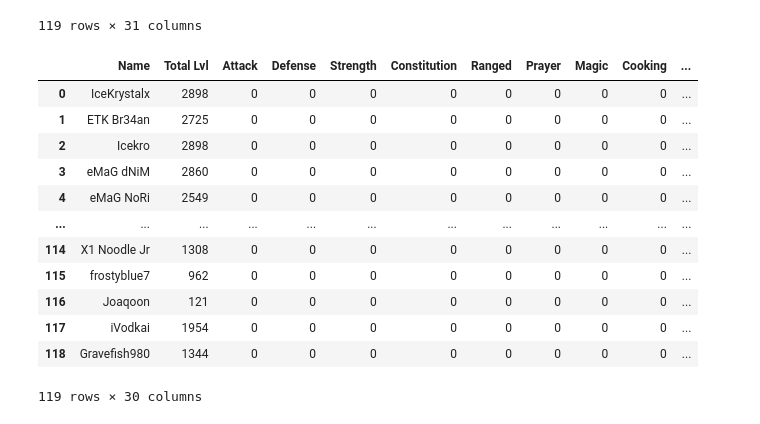
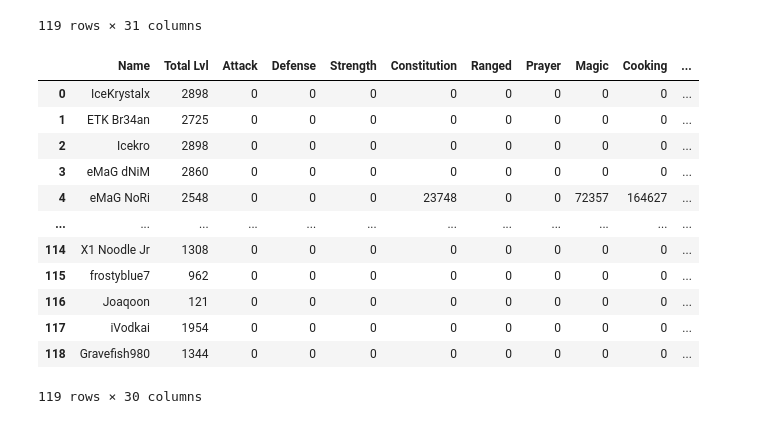
Before and after one commit to jechea14/Automated-RS-Clan-DXP-Competition, a Jupyter notebook: alternative/calc_results.ipynb, the cells around one changed output. Saved outputs shown, nothing was run; the diff lists cells and outputs as text; code cells hidden in the pictures.

```diff
--- a/alternative/calc_results.ipynb
+++ b/alternative/calc_results.ipynb
@@ -25,18 +26,18 @@ file1_df
 119 rows × 31 columns
 # %%
 df3 = file2_df[file2_df.columns[3:]] - file1_df[file1_df.columns[3:]]
-df3['Name'] = file2_df['Name']
-df3['Total Lvl'] = file2_df['Total Lvl']
+df3['Name'] = file1_df['Name']
+df3['Total Lvl'] = file1_df['Total Lvl']
 cols = list(df3.columns.values)
 df3 = df3[[cols[-2]] + [cols[-1]] + cols[0:28]]
 df3
 # %% [output]
 |  | Name | Total Lvl | Attack | Defense | Strength | Constitution | Ranged | Prayer | Magic | Cooking | ... |
 | 0 | IceKrystalx | 2898 | 0 | 0 | 0 | 0 | 0 | 0 | 0 | 0 | ... |
 | 1 | ETK Br34an | 2725 | 0 | 0 | 0 | 0 | 0 | 0 | 0 | 0 | ... |
 | 2 | Icekro | 2898 | 0 | 0 | 0 | 0 | 0 | 0 | 0 | 0 | ... |
 | 3 | eMaG dNiM | 2860 | 0 | 0 | 0 | 0 | 0 | 0 | 0 | 0 | ... |
-| 4 | eMaG NoRi | 2549 | 0 | 0 | 0 | 0 | 0 | 0 | 0 | 0 | ... |
+| 4 | eMaG NoRi | 2548 | 0 | 0 | 0 | 23748 | 0 | 0 | 72357 | 164627 | ... |
 | ... | ... | ... | ... | ... | ... | ... | ... | ... | ... | ... | ... |
 | 114 | X1 Noodle Jr | 1308 | 0 | 0 | 0 | 0 | 0 | 0 | 0 | 0 | ... |
 | 115 | frostyblue7 | 962 | 0 | 0 | 0 | 0 | 0 | 0 | 0 | 0 | ... |
```
Also changed, not shown: parts of 13 cells of this notebook, 3 other files.
